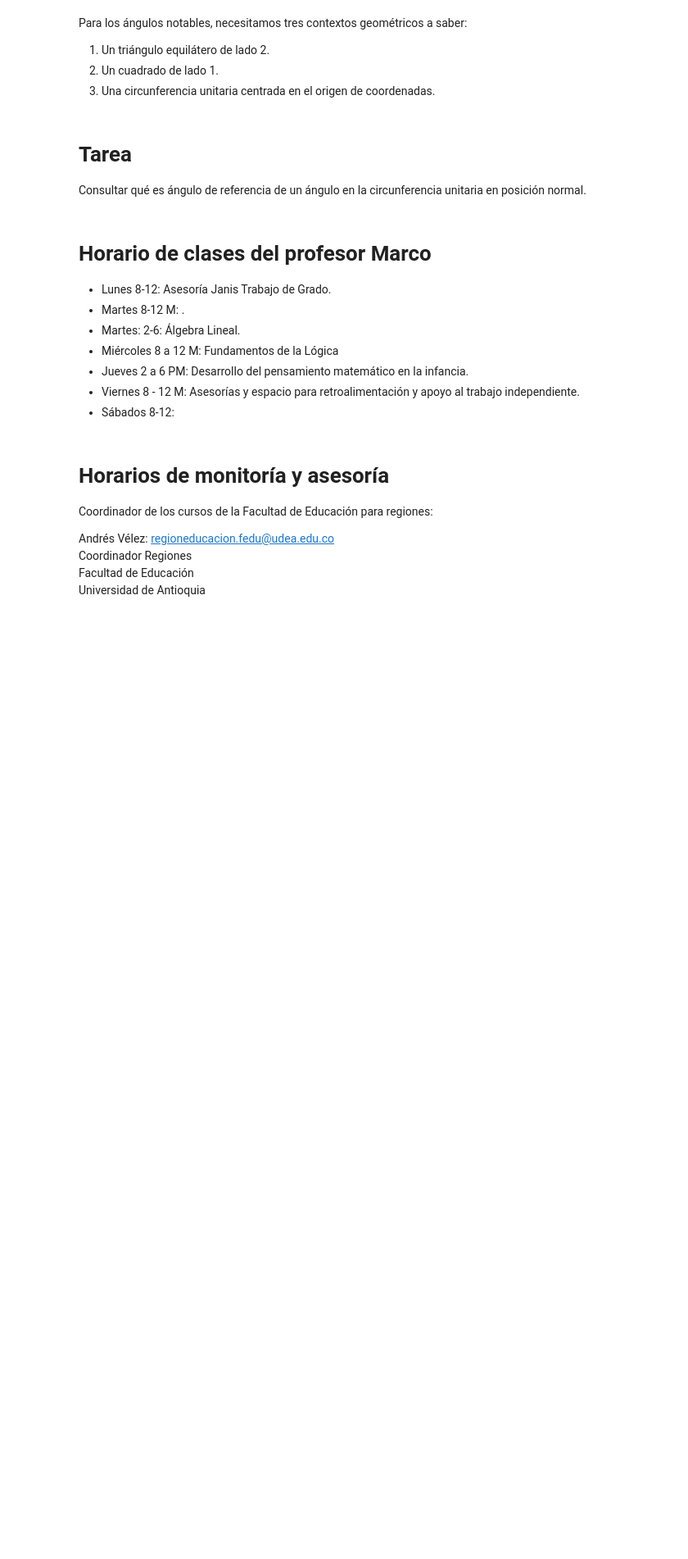
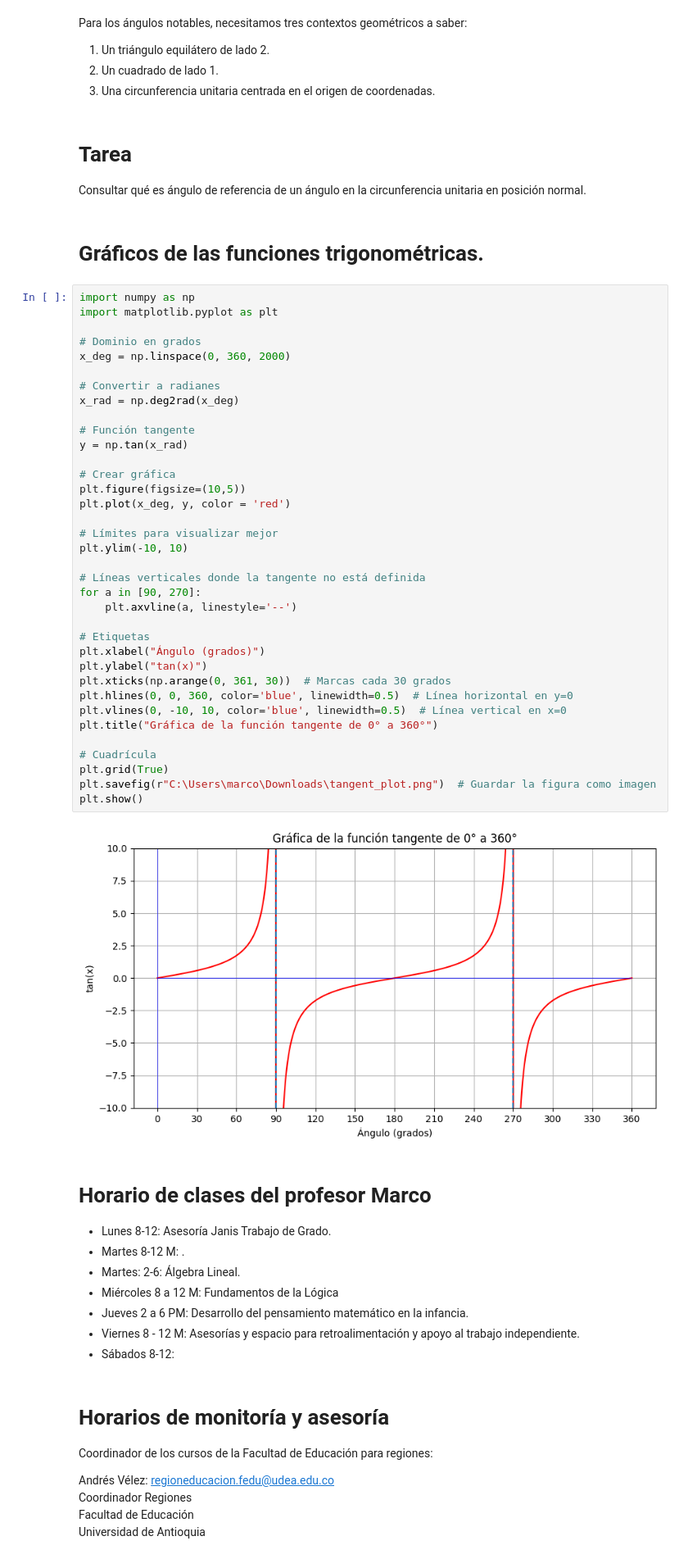
Before and after one commit to marco-canas/investigacion_en_asesoria, a Jupyter notebook: 9_calculo_diferencial/5_funciones_trigonometricas/5_funciones_trigonometricas.ipynb, the cells around one changed output. Shown at 82% size. Cells and saved outputs as stored; diff of their text form; blank space fills up the shorter version.

```diff
--- a/9_calculo_diferencial/5_funciones_trigonometricas/5_funciones_trigonometricas.ipynb
+++ b/9_calculo_diferencial/5_funciones_trigonometricas/5_funciones_trigonometricas.ipynb
@@ -67,6 +394,46 @@ Para los ángulos notables, necesitamos tres contextos geométricos a saber:
 # %% [markdown]
 # Tarea
 Consultar qué es ángulo de referencia de un ángulo en la circunferencia unitaria en posición normal.
+# %% [markdown]
+# Gráficos de las funciones trigonométricas.
+# %%
+import numpy as np
+import matplotlib.pyplot as plt
+
+# Dominio en grados
+x_deg = np.linspace(0, 360, 2000)
+
+# Convertir a radianes
+x_rad = np.deg2rad(x_deg)
+
+# Función tangente
+y = np.tan(x_rad)
+
+# Crear gráfica
+plt.figure(figsize=(10,5))
+plt.plot(x_deg, y, color = 'red')
+
+# Límites para visualizar mejor
+plt.ylim(-10, 10)
+
+# Líneas verticales donde la tangente no está definida
+for a in [90, 270]:
+    plt.axvline(a, linestyle='--')
+
+# Etiquetas
+plt.xlabel("Ángulo (grados)")
+plt.ylabel("tan(x)")
+plt.xticks(np.arange(0, 361, 30))  # Marcas cada 30 grados
+plt.hlines(0, 0, 360, color='blue', linewidth=0.5)  # Línea horizontal en y=0
+plt.vlines(0, -10, 10, color='blue', linewidth=0.5)  # Línea vertical en x=0
+plt.title("Gráfica de la función tangente de 0° a 360°")
+
+# Cuadrícula
+plt.grid(True)
+plt.savefig(r"C:\Users\marco\Downloads\tangent_plot.png")  # Guardar la figura como imagen
+plt.show()
+# %% [output]
+[figure, added]
 # %% [markdown]
 # Horario de clases del profesor Marco
 
```
Also changed, not shown: parts of 8 cells of this notebook, 1 other file.
